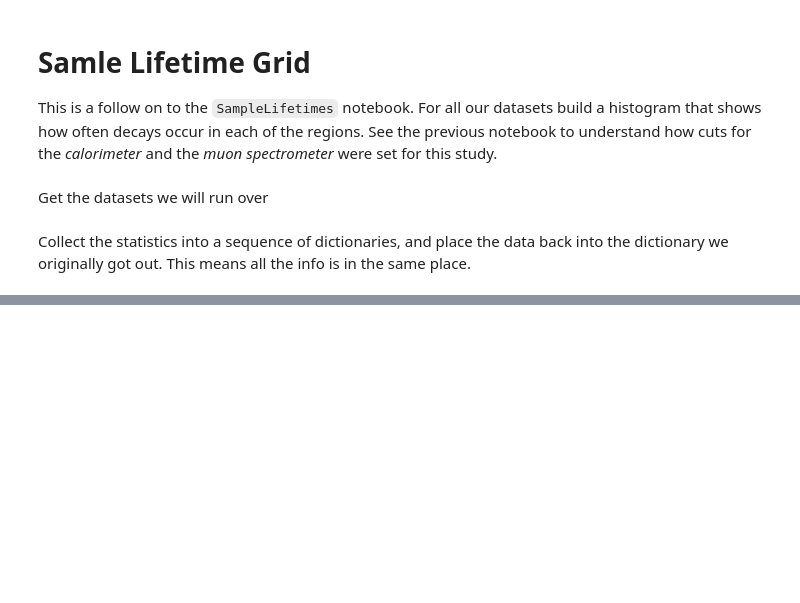
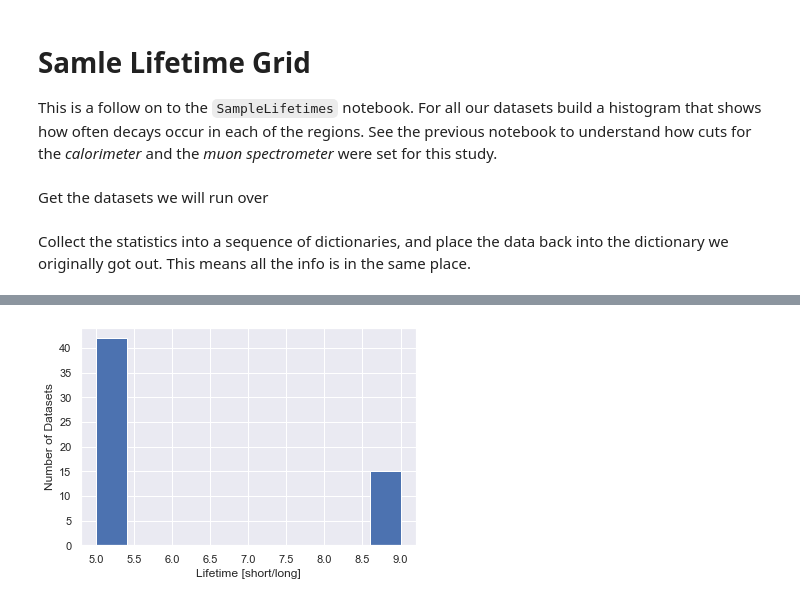
Before and after one commit to gordonwatts/CalMS, a Jupyter notebook: MCStudies/SampleLifetimeGrid.ipynb, the cells around one changed output, grey strips where cells are left out. Cells and saved outputs as stored; diff of their text form; code cells hidden in the pictures; blank space fills up the shorter version.

```diff
--- a/MCStudies/SampleLifetimeGrid.ipynb
+++ b/MCStudies/SampleLifetimeGrid.ipynb
@@ -8,9 +8,13 @@ sys.path.append(os.pardir)
 
 import asyncio
 import pandas as pd
+import seaborn as sns
+import matplotlib.pyplot as plt
 
 from calms.data import get_ds, as_samples
 from calms.mc import analysis_counts
+
+sns.set()
 
 # import logging
 # ch = logging.StreamHandler()
@@ -24,13 +28,11 @@ ds = as_samples(get_ds())
 # %% [markdown]
 Collect the statistics into a sequence of dictionaries, and place the data back into the dictionary we originally got out. This means all the info is in the same place.
 # %%
-import aiohttp
-connector = aiohttp.TCPConnector(limit=40)
-async with aiohttp.ClientSession(connector=connector) as client:
-    ds = as_samples(get_ds(), client=client)
-    r = await asyncio.gather(*[analysis_counts(d['data']) for d in ds])
-    for d, data in zip(ds, r):
-        del d['data']
-        d.update(data)
+ds = as_samples(get_ds())
+r = await asyncio.gather(*[analysis_counts(d['data']) for d in ds])
+for d, data in zip(ds, r):
+    del d['data']
+    d.update(data)
 # %%
-pd.DataFrame(ds)
+df=pd.DataFrame(ds)
+df
@@ -36,0 +57,6 @@ pd.DataFrame(ds)
+# %%
+plt.hist(df.lifetime)
+_ = plt.xlabel('Lifetime [short/long]')
+_ = plt.ylabel('Number of Datasets')
+# %% [output]
+[figure, added]
```
Also changed, not shown: parts of 8 cells of this notebook, 2 other files.
